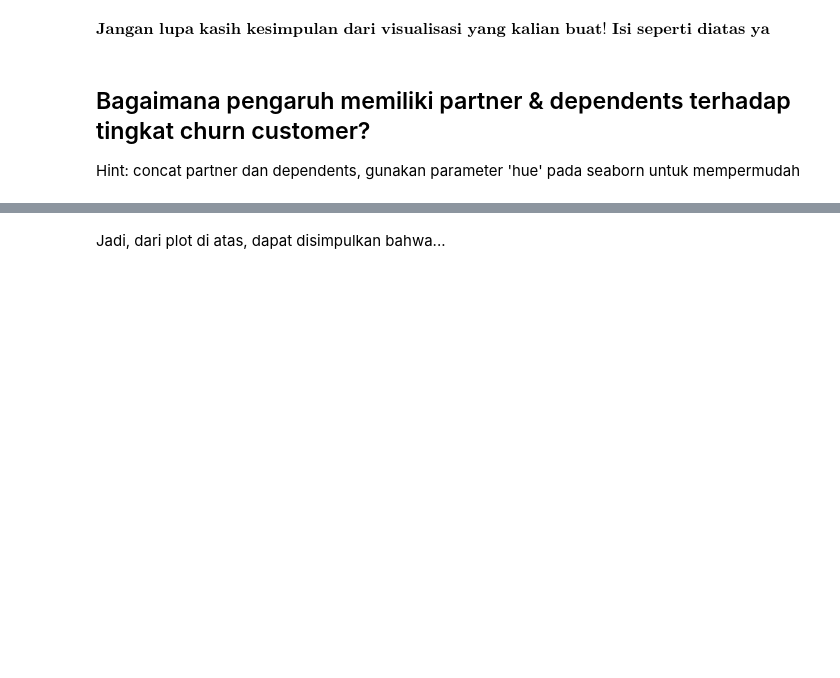
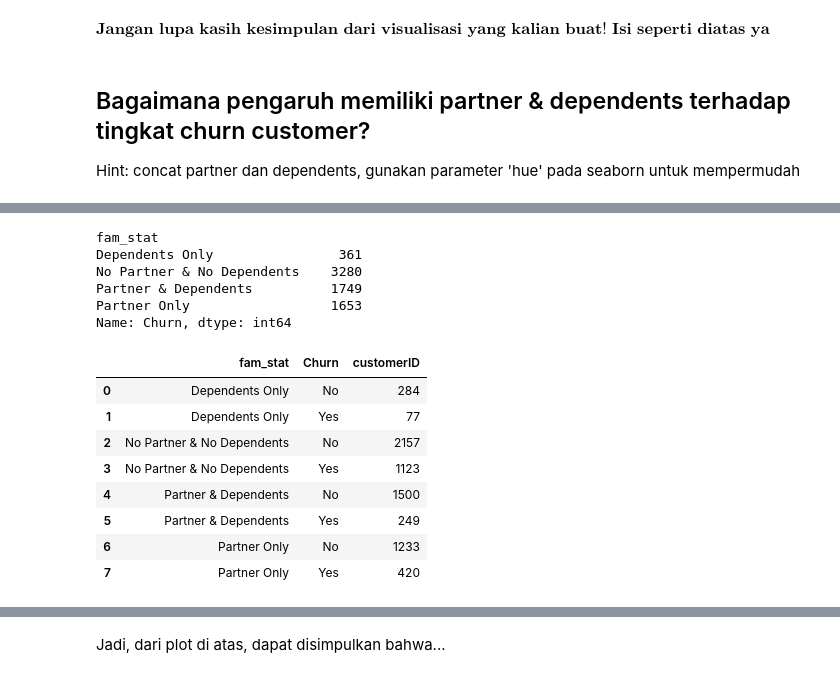
Before and after one commit to agirahmawandi/hw_datavisualitation, a Jupyter notebook: Data Visualization - Template Homework.ipynb, the cells around one changed output, grey strips where cells are left out. Drawn from its saved outputs; the diff is of its cells as text; code cells hidden in the pictures; blank space fills up the shorter version.

```diff
--- a/Data Visualization - Template Homework.ipynb
+++ b/Data Visualization - Template Homework.ipynb
@@ -286 +263,24 @@ df_stat.head()
+# %%
+df_group2 = df_stat.groupby('fam_stat')['Churn'].count()
+df_group2
+# %% [output]
+fam_stat
+Dependents Only                361
+No Partner & No Dependents    3280
+Partner & Dependents          1749
+Partner Only                  1653
+Name: Churn, dtype: int64
+# %%
+df_group3 = df_stat.groupby(['fam_stat','Churn'])['customerID'].nunique().reset_index()
+df_group3
+# %% [output]
+|  | fam_stat | Churn | customerID |
+| 0 | Dependents Only | No | 284 |
+| 1 | Dependents Only | Yes | 77 |
+| 2 | No Partner & No Dependents | No | 2157 |
+| 3 | No Partner & No Dependents | Yes | 1123 |
+| 4 | Partner & Dependents | No | 1500 |
+| 5 | Partner & Dependents | Yes | 249 |
+| 6 | Partner Only | No | 1233 |
+| 7 | Partner Only | Yes | 420 |
 # %%
```
Also changed, not shown: parts of 5 cells of this notebook.
